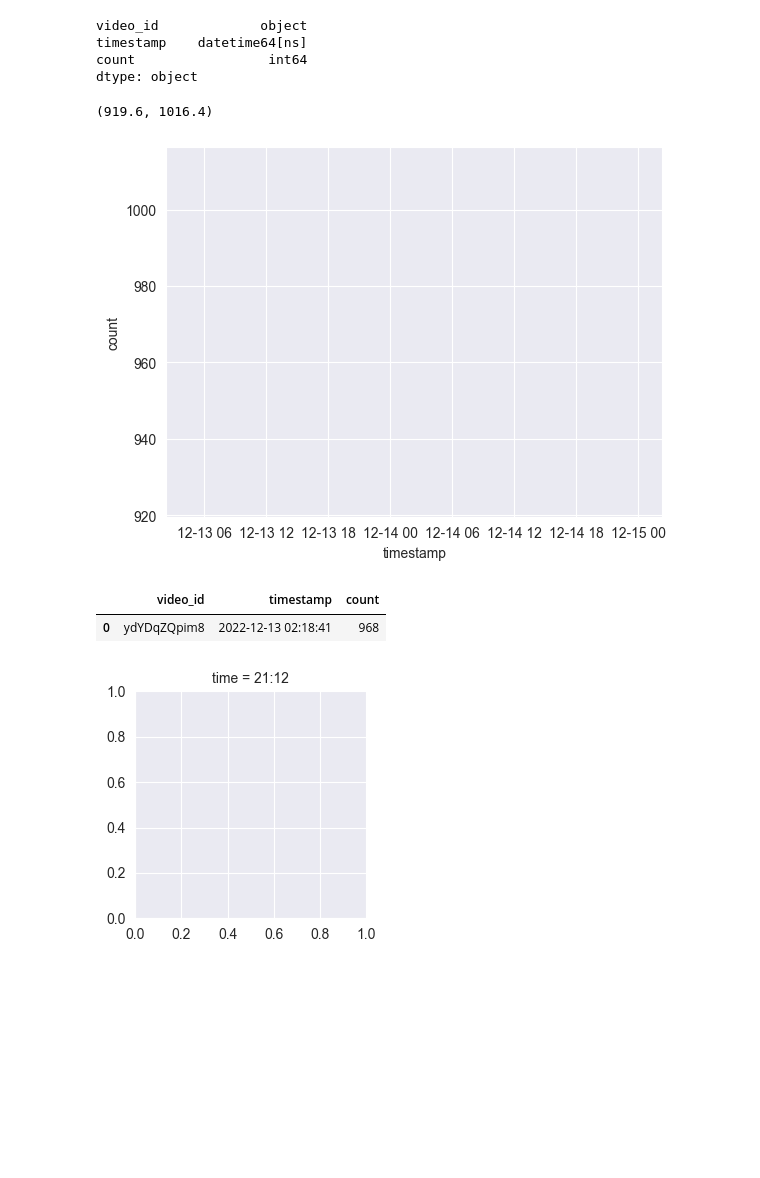
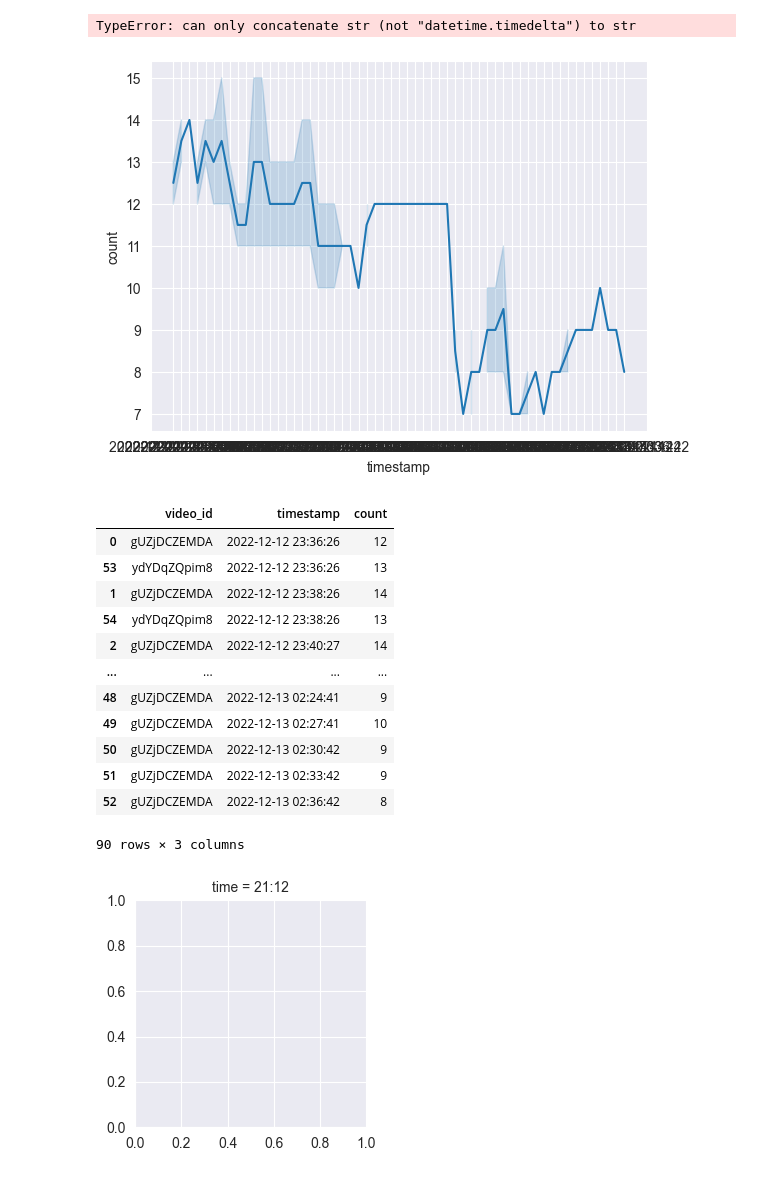
Before and after one commit to CharlesLehnen/DSCI-510-Principles-of-Programming-for-Data-Science, a Jupyter notebook: code/analyze_data.ipynb, the cells around one changed output. Cells and saved outputs as stored; diff of their text form; code cells hidden in the pictures; blank space fills up the shorter version.

Commit message:
oops. was only storing last video_id/timeframe value so thats why it wasnt working

```diff
--- a/code/analyze_data.ipynb
+++ b/code/analyze_data.ipynb
@@ -28,58 +28,64 @@ for file in files:
         # Append the file path to the list of file paths for this key
         file_dict[key].append(os.path.join('data/images/cropped', file))
 
-# Print results
-# print(files)
-# print(file_dict)
 
 # Create pandas dataframe from the dictionary
 df = pd.DataFrame(columns=['video_id', 'timestamp', 'count'])
 for key, value in file_dict.items():
     # Get the count of file paths for the current key
     count = len(value)
+
+    # Split the key string to extract the video_id and timestamp
+    key_parts = key.split('_')
+    video_id = key_parts[0]
+    timestamp = key_parts[1]
 
     # Create a new DataFrame for the current key
     new_df = pd.DataFrame({'video_id': [video_id], 'timestamp': [timestamp], 'count': [count]})
 
     # Append the new DataFrame to the existing DataFrame
     df = pd.concat([df, new_df], ignore_index=True)
 
 df['count'] = pd.to_numeric(df['count'], errors='coerce')
-
-print(df.dtypes)
-df
 
 df = df.groupby(['video_id', 'timestamp'])['count'].sum().reset_index()
 
 # Sort the dataframe by the timestamp column
 df = df.sort_values('timestamp')
 
 # Use seaborn to create a lineplot
 sns.lineplot(x='timestamp', y='count', data=df)
 
 # Get the minimum and maximum values of the 'timestamp' column
 xmin, xmax = df['timestamp'].min(), df['timestamp'].max()
 
 # Set the x-axis limits to cover a few days
 plt.xlim(xmin, xmin + timedelta(days=2))
 
 # Get the minimum and maximum values of the 'count' column
 ymin, ymax = df['count'].min(), df['count'].max()
 
 # Set the y-axis limits to cover the range of values in the 'count' column
 plt.ylim(ymin, ymax)
 # %% [output]
-video_id             object
-timestamp    datetime64[ns]
-count                 int64
-dtype: object
+TypeError: can only concatenate str (not "datetime.timedelta") to str
-(919.6, 1016.4)
-[figure, old version]
+[figure, new version]
 # %%
 df
 # %% [output]
 |  | video_id | timestamp | count |
-| 0 | ydYDqZQpim8 | 2022-12-13 02:18:41 | 968 |
+| 0 | gUZjDCZEMDA | 2022-12-12 23:36:26 | 12 |
+| 53 | ydYDqZQpim8 | 2022-12-12 23:36:26 | 13 |
+| 1 | gUZjDCZEMDA | 2022-12-12 23:38:26 | 14 |
+| 54 | ydYDqZQpim8 | 2022-12-12 23:38:26 | 13 |
+| 2 | gUZjDCZEMDA | 2022-12-12 23:40:27 | 14 |
+| ... | ... | ... | ... |
+| 48 | gUZjDCZEMDA | 2022-12-13 02:24:41 | 9 |
+| 49 | gUZjDCZEMDA | 2022-12-13 02:27:41 | 10 |
+| 50 | gUZjDCZEMDA | 2022-12-13 02:30:42 | 9 |
+| 51 | gUZjDCZEMDA | 2022-12-13 02:33:42 | 9 |
+| 52 | gUZjDCZEMDA | 2022-12-13 02:36:42 | 8 |
+90 rows × 3 columns
 # %%
 # Create a new column with the minute and second values
 df['time'] = df['timestamp'].apply(lambda x: x.strftime('%M:%S'))
```
